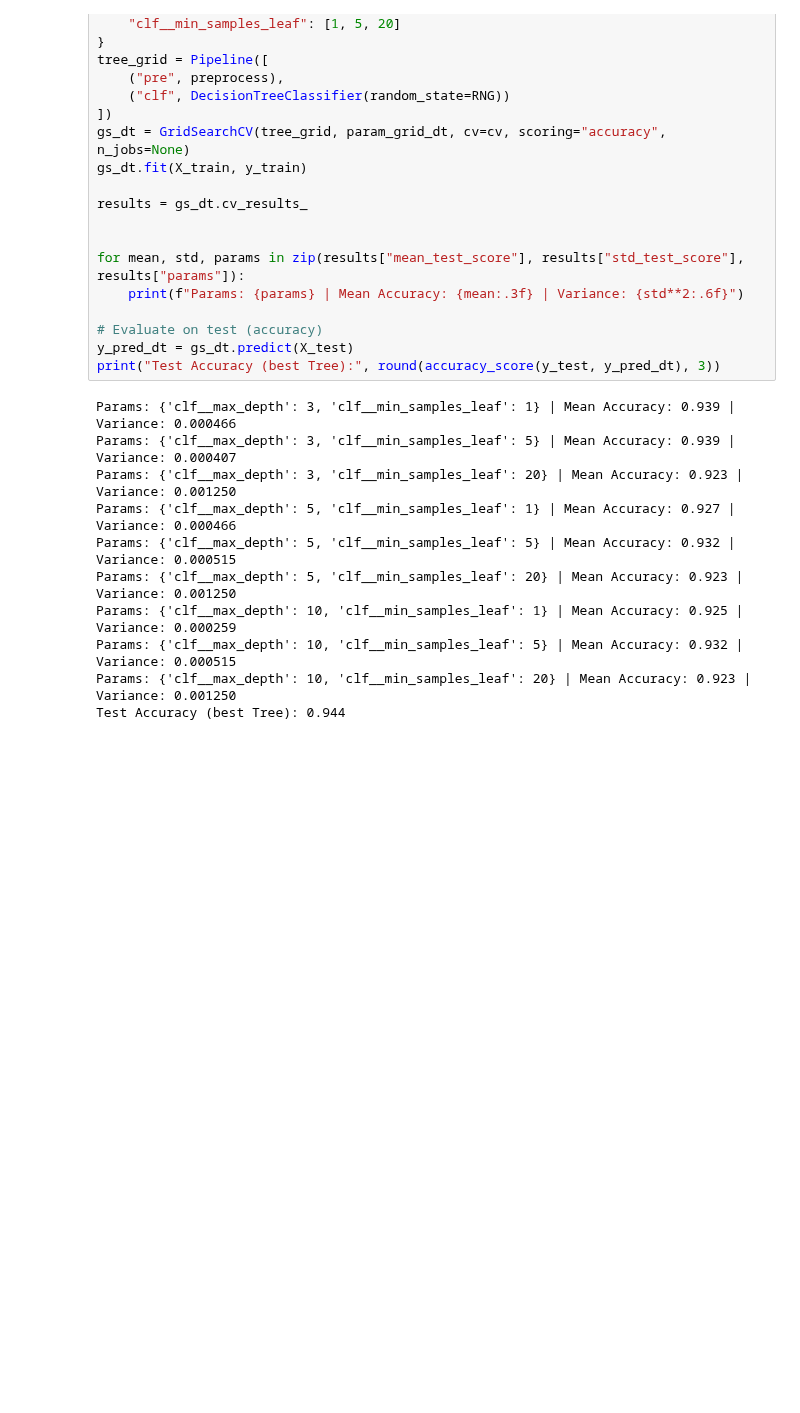
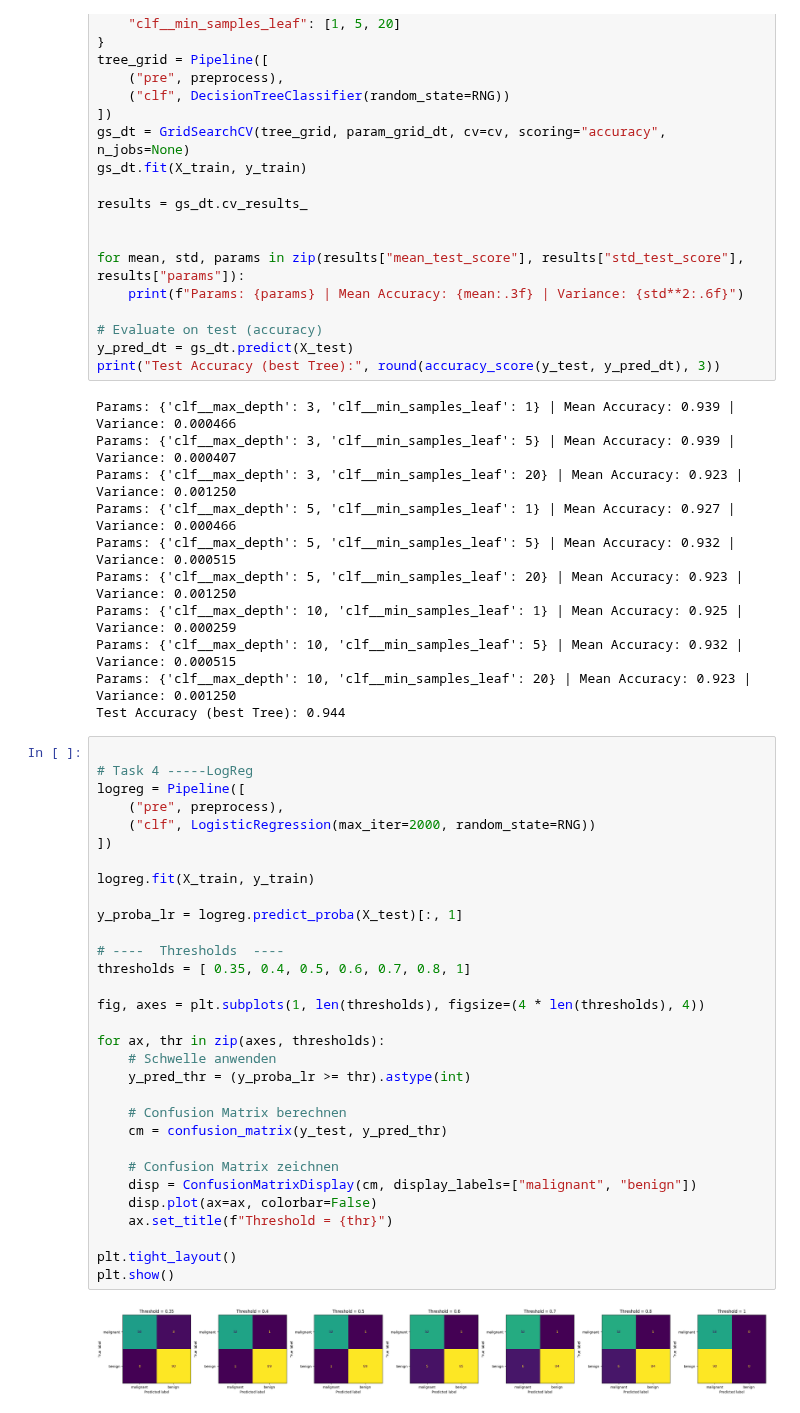
Before and after one commit to dustindobry/AIMA, a Jupyter notebook: week_02_ml_basics_I.ipynb, the cells around one changed output. Drawn from its saved outputs; the diff is of its cells as text; blank space fills up the shorter version.

Commit message:
Task 4 -> Threshold für LogReg

```diff
--- a/week_02_ml_basics_I.ipynb
+++ b/week_02_ml_basics_I.ipynb
@@ -609,3 +602,36 @@ Params: {'clf__max_depth': 10, 'clf__min_samples_leaf': 1} | Mean Accuracy: 0.92
 Params: {'clf__max_depth': 10, 'clf__min_samples_leaf': 5} | Mean Accuracy: 0.932 | Variance: 0.000515
 Params: {'clf__max_depth': 10, 'clf__min_samples_leaf': 20} | Mean Accuracy: 0.923 | Variance: 0.001250
 Test Accuracy (best Tree): 0.944
+# %%
+
+# Task 4 -----LogReg
+logreg = Pipeline([
+    ("pre", preprocess),
+    ("clf", LogisticRegression(max_iter=2000, random_state=RNG))
+])
+
+logreg.fit(X_train, y_train)
+
+y_proba_lr = logreg.predict_proba(X_test)[:, 1]
+
+# ----  Thresholds  ----
+thresholds = [ 0.35, 0.4, 0.5, 0.6, 0.7, 0.8, 1]
+
+fig, axes = plt.subplots(1, len(thresholds), figsize=(4 * len(thresholds), 4))
+
+for ax, thr in zip(axes, thresholds):
+    # Schwelle anwenden
+    y_pred_thr = (y_proba_lr >= thr).astype(int)
+
+    # Confusion Matrix berechnen
+    cm = confusion_matrix(y_test, y_pred_thr)
+
+    # Confusion Matrix zeichnen
+    disp = ConfusionMatrixDisplay(cm, display_labels=["malignant", "benign"])
+    disp.plot(ax=ax, colorbar=False)
+    ax.set_title(f"Threshold = {thr}")
+
+plt.tight_layout()
+plt.show()
+# %% [output]
+[figure, added]
```
Also changed, not shown: parts of 3 cells of this notebook.
